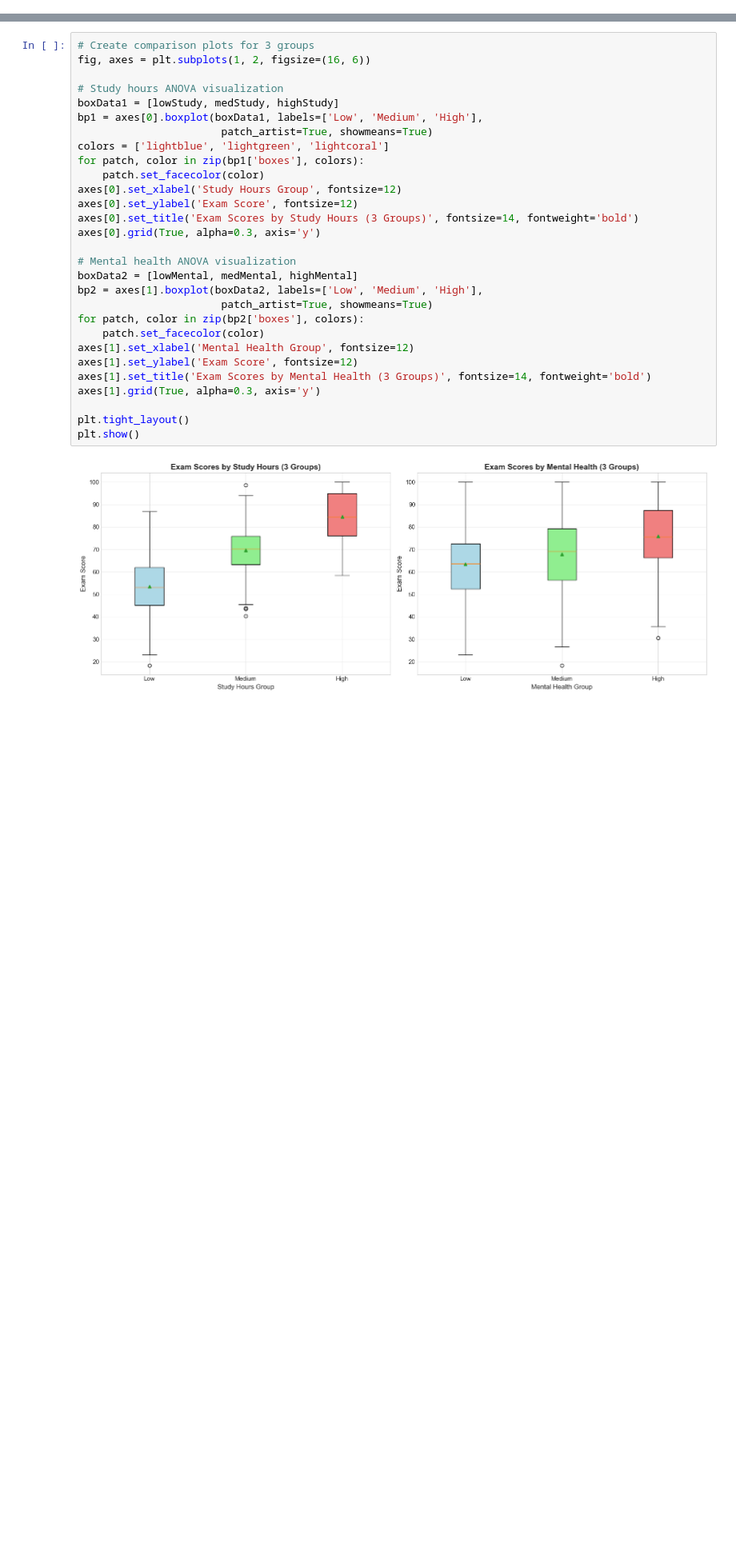
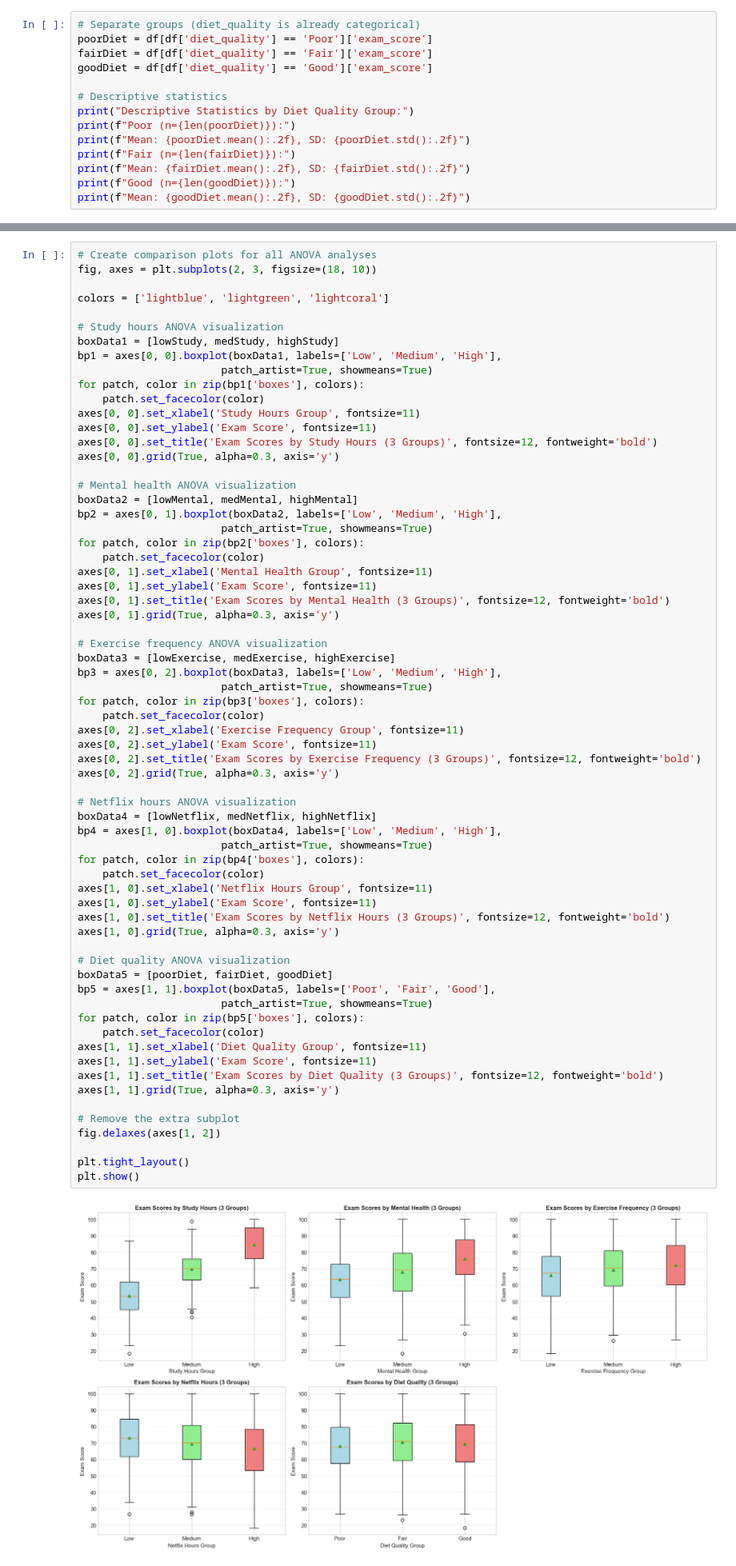
Before and after one commit to USD-AAI-500-Stats-Group-2/Stats500FinalProject, a Jupyter notebook: joe/variable_comparison_analysis.ipynb, the cells around one changed output, grey strips where cells are left out. Shown at 80% size. Saved outputs shown, nothing was run; the diff lists cells and outputs as text; blank space fills up the shorter version.

```diff
--- a/joe/variable_comparison_analysis.ipynb
+++ b/joe/variable_comparison_analysis.ipynb
@@ -557,0 +821,14 @@ Conclusion:
+# %%
+# Separate groups (diet_quality is already categorical)
+poorDiet = df[df['diet_quality'] == 'Poor']['exam_score']
+fairDiet = df[df['diet_quality'] == 'Fair']['exam_score']
+goodDiet = df[df['diet_quality'] == 'Good']['exam_score']
+
+# Descriptive statistics
+print("Descriptive Statistics by Diet Quality Group:")
+print(f"Poor (n={len(poorDiet)}):")
+print(f"Mean: {poorDiet.mean():.2f}, SD: {poorDiet.std():.2f}")
+print(f"Fair (n={len(fairDiet)}):")
+print(f"Mean: {fairDiet.mean():.2f}, SD: {fairDiet.std():.2f}")
+print(f"Good (n={len(goodDiet)}):")
+print(f"Mean: {goodDiet.mean():.2f}, SD: {goodDiet.std():.2f}")
@@ -558,36 +1175,73 @@ Conclusion:
 # %% [markdown]
 ## 6. Visualization of ANOVA Results
 # %%
-# Create comparison plots for 3 groups
-fig, axes = plt.subplots(1, 2, figsize=(16, 6))
+# Create comparison plots for all ANOVA analyses
+fig, axes = plt.subplots(2, 3, figsize=(18, 10))
+
+colors = ['lightblue', 'lightgreen', 'lightcoral']
 
 # Study hours ANOVA visualization
 boxData1 = [lowStudy, medStudy, highStudy]
-bp1 = axes[0].boxplot(boxData1, labels=['Low', 'Medium', 'High'],
+bp1 = axes[0, 0].boxplot(boxData1, labels=['Low', 'Medium', 'High'],
                        patch_artist=True, showmeans=True)
-colors = ['lightblue', 'lightgreen', 'lightcoral']
 for patch, color in zip(bp1['boxes'], colors):
     patch.set_facecolor(color)
-axes[0].set_xlabel('Study Hours Group', fontsize=12)
-axes[0].set_ylabel('Exam Score', fontsize=12)
-axes[0].set_title('Exam Scores by Study Hours (3 Groups)', fontsize=14, fontweight='bold')
-axes[0].grid(True, alpha=0.3, axis='y')
+axes[0, 0].set_xlabel('Study Hours Group', fontsize=11)
+axes[0, 0].set_ylabel('Exam Score', fontsize=11)
+axes[0, 0].set_title('Exam Scores by Study Hours (3 Groups)', fontsize=12, fontweight='bold')
+axes[0, 0].grid(True, alpha=0.3, axis='y')
 
 # Mental health ANOVA visualization
 boxData2 = [lowMental, medMental, highMental]
-bp2 = axes[1].boxplot(boxData2, labels=['Low', 'Medium', 'High'],
+bp2 = axes[0, 1].boxplot(boxData2, labels=['Low', 'Medium', 'High'],
                        patch_artist=True, showmeans=True)
 for patch, color in zip(bp2['boxes'], colors):
     patch.set_facecolor(color)
-axes[1].set_xlabel('Mental Health Group', fontsize=12)
-axes[1].set_ylabel('Exam Score', fontsize=12)
-axes[1].set_title('Exam Scores by Mental Health (3 Groups)', fontsize=14, fontweight='bold')
-axes[1].grid(True, alpha=0.3, axis='y')
+axes[0, 1].set_xlabel('Mental Health Group', fontsize=11)
+axes[0, 1].set_ylabel('Exam Score', fontsize=11)
+axes[0, 1].set_title('Exam Scores by Mental Health (3 Groups)', fontsize=12, fontweight='bold')
+axes[0, 1].grid(True, alpha=0.3, axis='y')
+
+# Exercise frequency ANOVA visualization
+boxData3 = [lowExercise, medExercise, highExercise]
+bp3 = axes[0, 2].boxplot(boxData3, labels=['Low', 'Medium', 'High'],
+                       patch_artist=True, showmeans=True)
+for patch, color in zip(bp3['boxes'], colors):
+    patch.set_facecolor(color)
+axes[0, 2].set_xlabel('Exercise Frequency Group', fontsize=11)
+axes[0, 2].set_ylabel('Exam Score', fontsize=11)
+axes[0, 2].set_title('Exam Scores by Exercise Frequency (3 Groups)', fontsize=12, fontweight='bold')
+axes[0, 2].grid(True, alpha=0.3, axis='y')
+
+# Netflix hours ANOVA visualization
+boxData4 = [lowNetflix, medNetflix, highNetflix]
+bp4 = axes[1, 0].boxplot(boxData4, labels=['Low', 'Medium', 'High'],
+                       patch_artist=True, showmeans=True)
+for patch, color in zip(bp4['boxes'], colors):
+    patch.set_facecolor(color)
+axes[1, 0].set_xlabel('Netflix Hours Group', fontsize=11)
+axes[1, 0].set_ylabel('Exam Score', fontsize=11)
+axes[1, 0].set_title('Exam Scores by Netflix Hours (3 Groups)', fontsize=12, fontweight='bold')
+axes[1, 0].grid(True, alpha=0.3, axis='y')
+
+# Diet quality ANOVA visualization
+boxData5 = [poorDiet, fairDiet, goodDiet]
+bp5 = axes[1, 1].boxplot(boxData5, labels=['Poor', 'Fair', 'Good'],
+                       patch_artist=True, showmeans=True)
+for patch, color in zip(bp5['boxes'], colors):
+    patch.set_facecolor(color)
+axes[1, 1].set_xlabel('Diet Quality Group', fontsize=11)
+axes[1, 1].set_ylabel('Exam Score', fontsize=11)
+axes[1, 1].set_title('Exam Scores by Diet Quality (3 Groups)', fontsize=12, fontweight='bold')
+axes[1, 1].grid(True, alpha=0.3, axis='y')
+
+# Remove the extra subplot
+fig.delaxes(axes[1, 2])
 
 plt.tight_layout()
 plt.show()
 # %% [output]
-[figure, old version]
+[figure, new version]
 # %% [markdown]
 ## 7. Summary and Conclusions
 # %%
```
Also changed, not shown: parts of 34 cells of this notebook, 2 other files.
